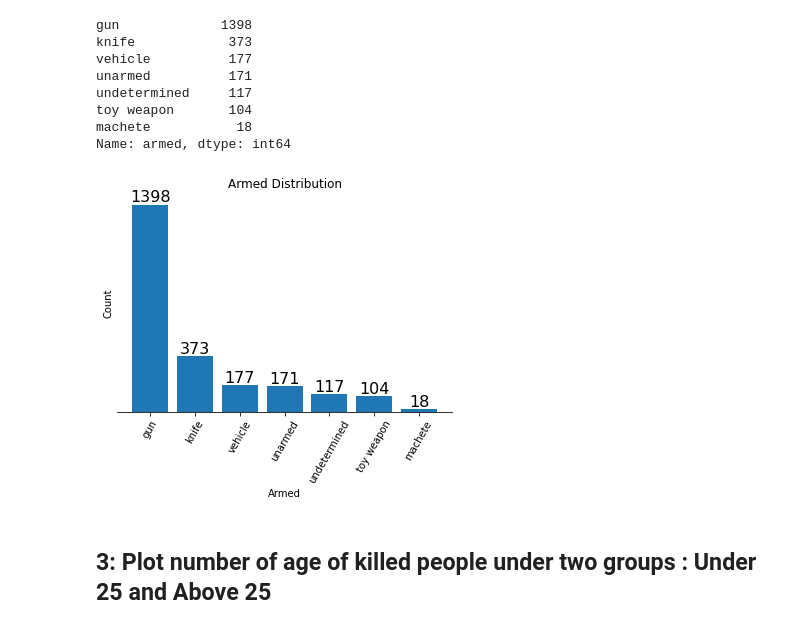
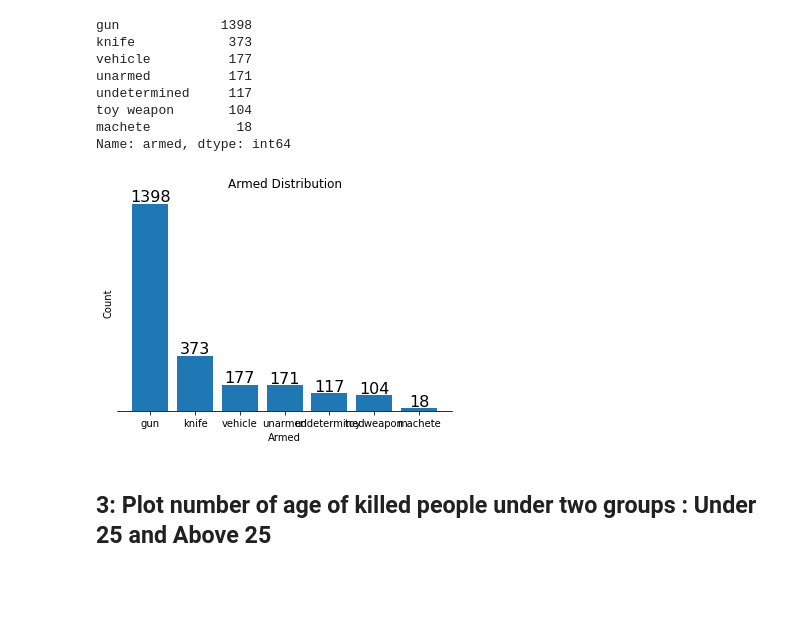
Before and after one commit to Furkankursun/Clarusway_Assignment, a Jupyter notebook: Assignment-1 (PoliceKillingUS-Matplotlib) student.ipynb, the cells around one changed output. Saved outputs shown, nothing was run; the diff lists cells and outputs as text; code cells hidden in the pictures; blank space fills up the shorter version.

```diff
--- a/Assignment-1 (PoliceKillingUS-Matplotlib) student.ipynb
+++ b/Assignment-1 (PoliceKillingUS-Matplotlib) student.ipynb
@@ -80,23 +78,20 @@ Name: armed, dtype: int64
 # %%
 # with matplotlib
 
+plt.bar(armed_Data.index,armed_Data);
 
-ypos = np.arange(len(armed_Data))
-plt.bar(ypos,armed_Data);
-
-plt.xticks(ypos,armed_Data.index,rotation=60)
 plt.xlabel("Armed")
 plt.ylabel("Count")
 plt.title("Armed Distribution")
 
 
 for i, g in enumerate(armed_Data):
     plt.text(i, g+15, f'{g}', ha='center', fontsize=16)
 
 plt.yticks([])
 sns.despine(left=True)
 # %% [output]
-[figure, old version]
+[figure, new version]
 # %% [markdown]
 ## 3: Plot number of age of killed people under two groups : Under 25 and Above 25
 # %%
```
Also changed, not shown: parts of 7 cells of this notebook.
